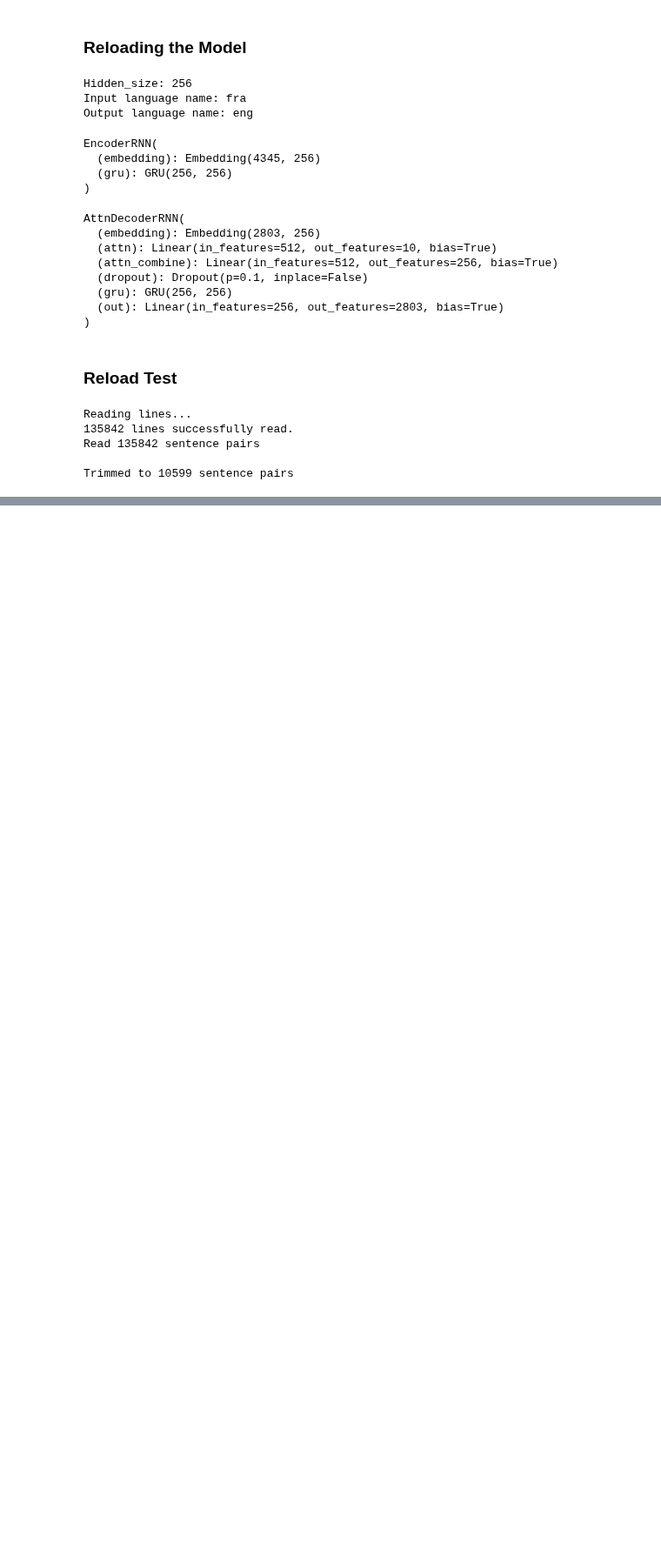
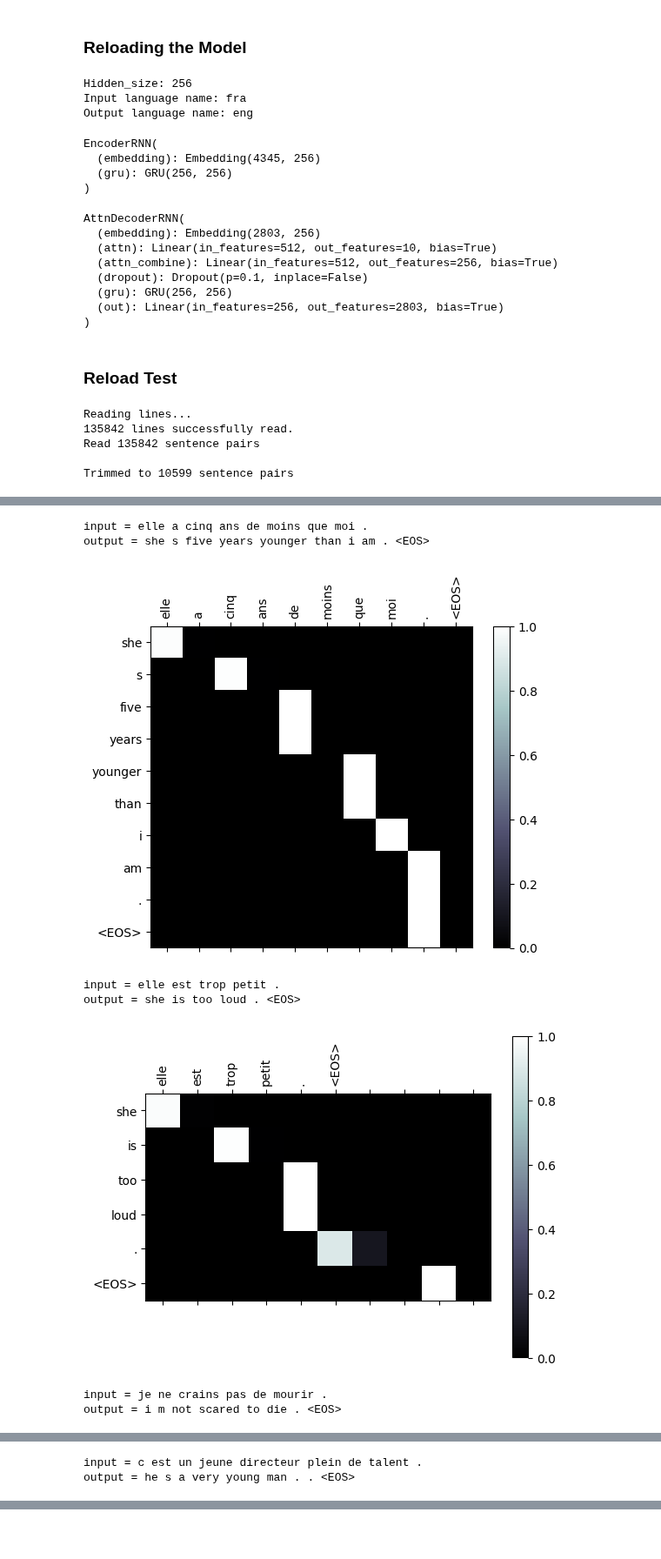
Before and after one commit to el1247/PytorchTesting, a Jupyter notebook: Tutorials/PytorchTestText5-NLPTranslationReload.ipynb, the cells around one changed output, grey strips where cells are left out. Shown at 87% size. Cells and saved outputs as stored; diff of their text form; code cells hidden in the pictures; blank space fills up the shorter version.

```diff
--- a/Tutorials/PytorchTestText5-NLPTranslationReload.ipynb
+++ b/Tutorials/PytorchTestText5-NLPTranslationReload.ipynb
@@ -278,6 +280,26 @@ Calculation functions defined.
 #Plotting functions Cell
 #plt.switch_backend('agg')
 %matplotlib inline
+
+def evaluateAndShowAttention(input_sentence, encoder, attn_decoder) -> None:
+    output_words, attentions = evaluate(
+        encoder, attn_decoder, input_sentence)
+    print('input =', input_sentence)
+    print('output =', ' '.join(output_words))
+    showAttention(input_sentence, output_words, attentions)
+    return None
+
+def showAttention(input_sentence, output_words, attentions) -> None:
+    fig = plt.figure()
+    ax = fig.add_subplot(111)
+    cax = ax.matshow(attentions.numpy(), cmap='bone')
+    fig.colorbar(cax)
+    ax.set_xticklabels(['']+input_sentence.split(' ')+['<EOS>'], rotation=90)
+    ax.set_yticklabels(['']+output_words)
+    ax.xaxis.set_major_locator(ticker.MultipleLocator(1))
+    ax.yaxis.set_major_locator(ticker.MultipleLocator(1))
+    plt.show()
+    return None
 
 def showPlot(points) -> None:
     plt.figure()
@@ -498,0 +521,15 @@ evaluateRandomly(encoderReload, attn_decoderReload)
+# %%
+#Evaluation matrix for test input sentences
+evaluateAndShowAttention("elle a cinq ans de moins que moi .", encoderReload, attn_decoderReload)
+evaluateAndShowAttention("elle est trop petit .", encoderReload, attn_decoderReload)
+evaluateAndShowAttention("je ne crains pas de mourir .", encoderReload, attn_decoderReload)
+evaluateAndShowAttention("c est un jeune directeur plein de talent .", encoderReload, attn_decoderReload)
+# %% [output]
+input = elle a cinq ans de moins que moi .
+output = she s five years younger than i am . <EOS>
+[figure, added]
+input = elle est trop petit .
+output = she is too loud . <EOS>
+[figure, added]
+input = je ne crains pas de mourir .
+output = i m not scared to die . <EOS>
@@ -498,0 +537,2 @@ evaluateRandomly(encoderReload, attn_decoderReload)
+input = c est un jeune directeur plein de talent .
+output = he s a very young man . . <EOS>
```
Also changed, not shown: parts of 3 cells of this notebook.
